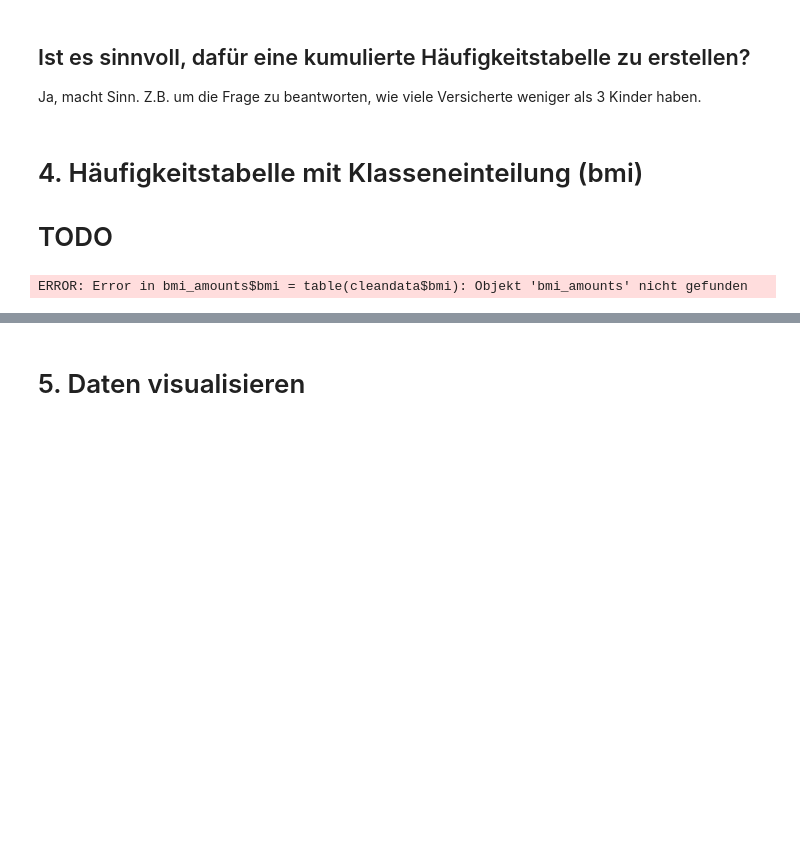
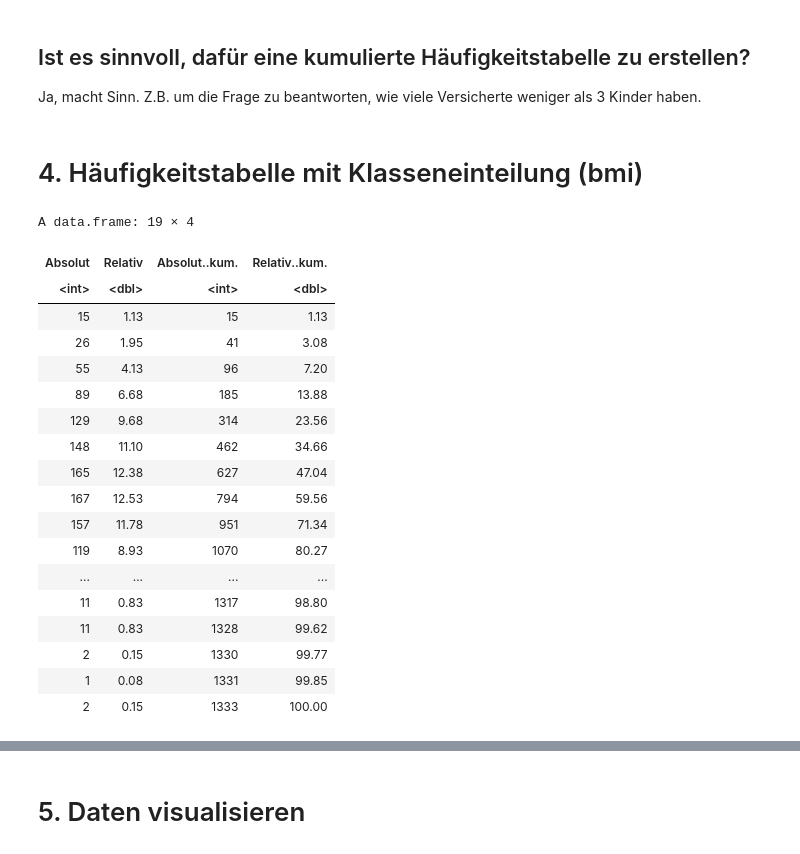
Before and after one commit to buttermonkey/group-1-insurance, a Jupyter notebook: group-1-insurance.ipynb, the cells around one changed output, grey strips where cells are left out. Drawn from its saved outputs; the diff is of its cells as text; code cells hidden in the pictures; blank space fills up the shorter version.

```diff
--- a/group-1-insurance.ipynb
+++ b/group-1-insurance.ipynb
@@ -88,19 +88,41 @@ round(prop.table(H), digits=2)
 Ja, macht Sinn. Z.B. um die Frage zu beantworten, wie viele Versicherte weniger als 3 Kinder haben.
 # %% [markdown]
 # 4. Häufigkeitstabelle mit Klasseneinteilung (bmi)
-
-# TODO
-# %%
-
-n = 10
-span = max(cleandata$bmi) - min(cleandata$bmi)
-interval = span / n
-bmi_amounts$bmi = table(cleandata$bmi)
-
-for (i in 1:n) {
-    bmi_amounts$bmi[bmi_amounts$bmi >= (i-1)*interval && bmi_amounts$bmi < i*interval] = i
-}
-
-bmi_amounts
-# %% [output]
-ERROR: Error in bmi_amounts$bmi = table(cleandata$bmi): Objekt 'bmi_amounts' nicht gefunden
+# %%
+classWidth = 2
+
+lowerBound <- min(cleandata$bmi)
+upperBound <- max(cleandata$bmi) + 1
+
+# hist(cleandata$bmi, breaks = seq(lowerBound, upperBound, classWidth))
+
+counts = hist(cleandata$bmi, breaks = seq(lowerBound, upperBound, classWidth), plot = FALSE)$counts
+
+absOccurence <- counts
+relOccurence <- counts / length(cleandata$bmi)
+
+data.frame('Absolut' = absOccurence,
+           'Relativ' = round(relOccurence * 100, 2),
+           'Absolut (kum)' = cumsum(absOccurence),
+           'Relativ (kum)' = round(cumsum(relOccurence) * 100, 2)
+          )
+# %% [output]
+A data.frame: 19 × 4
+| Absolut | Relativ | Absolut..kum. | Relativ..kum. |
+| <int> | <dbl> | <int> | <dbl> |
+| 15 | 1.13 | 15 | 1.13 |
+| 26 | 1.95 | 41 | 3.08 |
+| 55 | 4.13 | 96 | 7.20 |
+| 89 | 6.68 | 185 | 13.88 |
+| 129 | 9.68 | 314 | 23.56 |
+| 148 | 11.10 | 462 | 34.66 |
+| 165 | 12.38 | 627 | 47.04 |
+| 167 | 12.53 | 794 | 59.56 |
+| 157 | 11.78 | 951 | 71.34 |
+| 119 | 8.93 | 1070 | 80.27 |
+| ... | ... | ... | ... |
+| 11 | 0.83 | 1317 | 98.80 |
+| 11 | 0.83 | 1328 | 99.62 |
+| 2 | 0.15 | 1330 | 99.77 |
+| 1 | 0.08 | 1331 | 99.85 |
+| 2 | 0.15 | 1333 | 100.00 |
```
Also changed, not shown: parts of 13 cells of this notebook.
